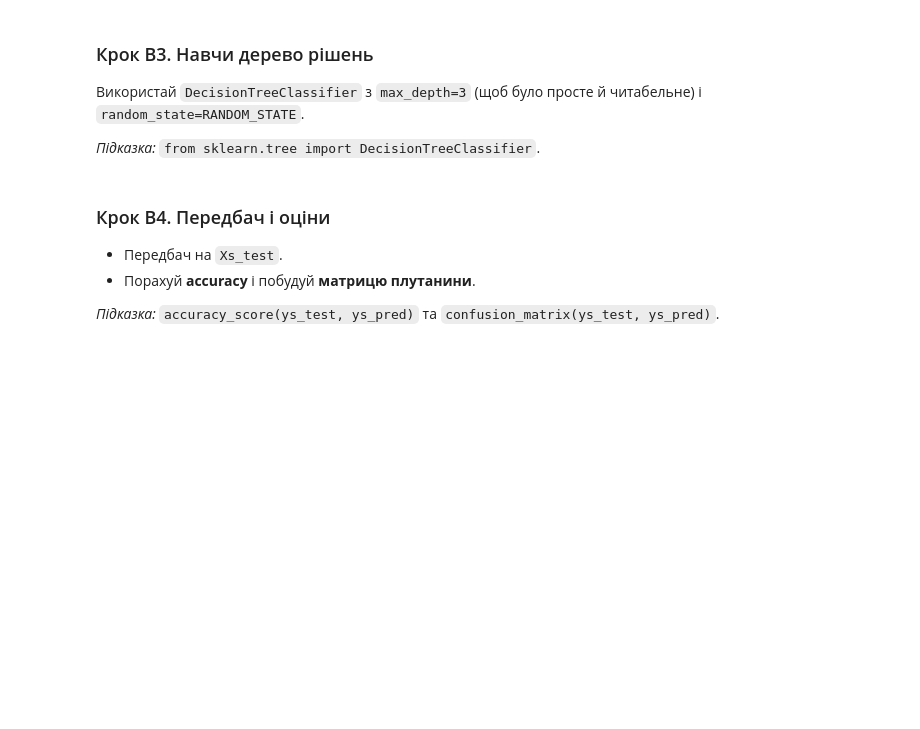
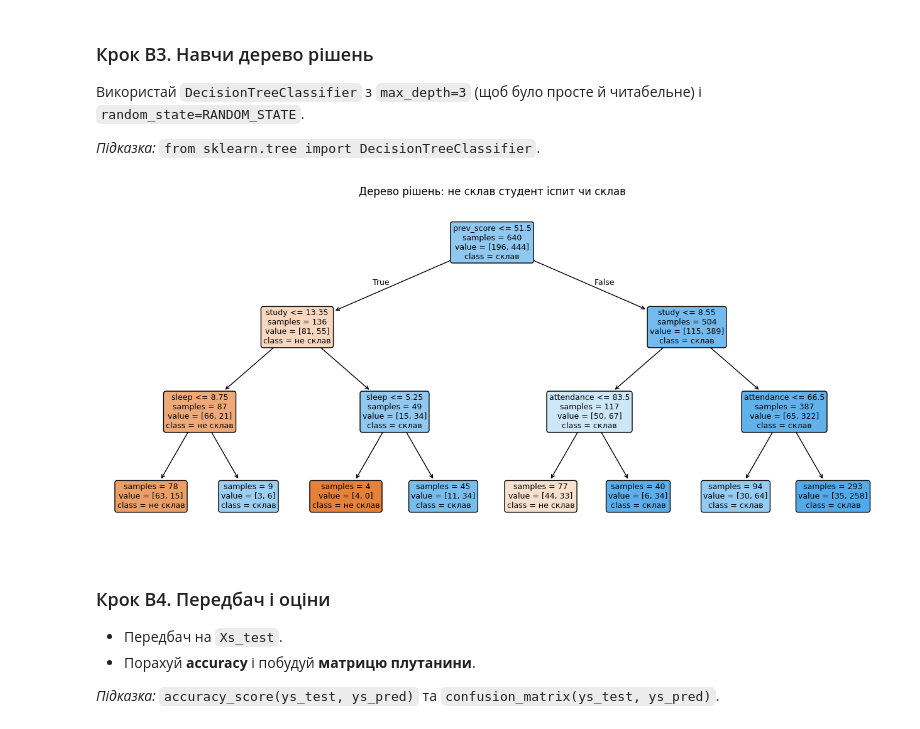
Before and after one commit to Olga-Lyt/DTA-2026, a Jupyter notebook: ML/ml_practice_LR&Cl.ipynb, the cells around one changed output. Saved outputs shown, nothing was run; the diff lists cells and outputs as text; code cells hidden in the pictures; blank space fills up the shorter version.

```diff
--- a/ML/ml_practice_LR&Cl.ipynb
+++ b/ML/ml_practice_LR&Cl.ipynb
@@ -248,0 +257,15 @@ ys =
+# %%
+from sklearn.model_selection import  train_test_split
+# TODO: Xs, ys та поділ на Xs_train, Xs_test, ys_train, ys_test
+
+Xs = students_df[['study', 'attendance', 'prev_score', 'sleep']]  # features -  ознаки
+ys = students_df['passed']  # target - ціль
+
+Xs_train, Xs_test, ys_train, ys_test = train_test_split(
+    Xs, ys,
+    test_size=0.2,
+    random_state=RANDOM_STATE,
+    stratify=ys  # робить розподіл рівномірним за якістю
+)
+print("Навчальна вибірка:", Xs_train.shape[0], "студентів")
+print("Тестова вибірка:", Xs_test.shape[0], "студентів")
@@ -255,6 +281,29 @@ ys =
 from sklearn.tree import DecisionTreeClassifier
 
 # TODO: створи та навчи дерево
+
+model = DecisionTreeClassifier(
+    max_depth=3,   # глибина занурення
+    random_state=RANDOM_STATE
+)
+
+model.fit(Xs_train, ys_train)
+ys_pred = model.predict(Xs_test)
+# %%
+from sklearn.tree import plot_tree
+plt.figure(figsize=(16, 7))
+plot_tree(
+    model,
+    feature_names=Xs.columns,
+    class_names=['не склав', 'склав'],
+    filled=True, rounded=True, fontsize=9, impurity=False
+
+)
+
+plt.title("Дерево рішень: не склав студент іспит чи склав")
+plt.show()
+# %% [output]
+[figure, added]
 # %% [markdown]
 ### Крок B4. Передбач і оціни
 - Передбач на `Xs_test`.
```
Also changed, not shown: parts of 11 cells of this notebook.
